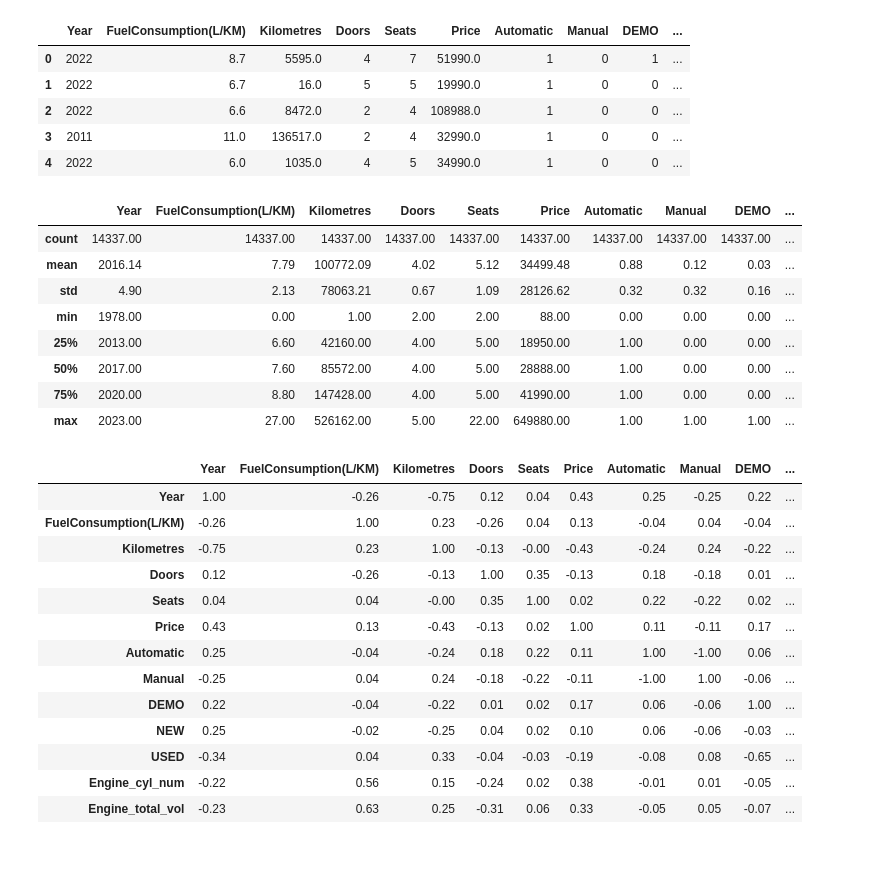
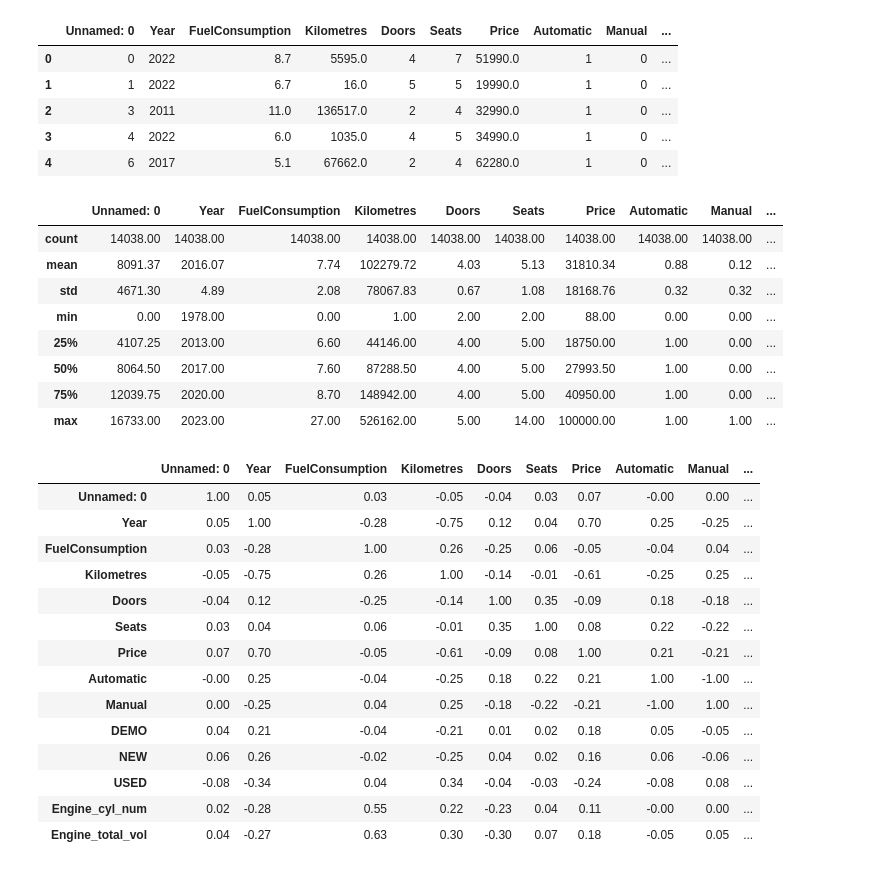
Before and after one commit to AraujoTT/RegLinear_Price_car, a Jupyter notebook: analisys.ipynb, the cells around one changed output. Cells and saved outputs as stored; diff of their text form; code cells hidden in the pictures.

```diff
--- a/analisys.ipynb
+++ b/analisys.ipynb
@@ -4,44 +4,46 @@ import matplotlib.pyplot as plt
 import numpy as np
 import seaborn as sns
 # %%
-df = pd.read_csv('data/clean_data.csv')
+df = pd.read_csv('data/clean_capping_data.csv')
 df.head()
 # %% [output]
-|  | Year | FuelConsumption(L/KM) | Kilometres | Doors | Seats | Price | Automatic | Manual | DEMO | ... |
-| 0 | 2022 | 8.7 | 5595.0 | 4 | 7 | 51990.0 | 1 | 0 | 1 | ... |
-| 1 | 2022 | 6.7 | 16.0 | 5 | 5 | 19990.0 | 1 | 0 | 0 | ... |
-| 2 | 2022 | 6.6 | 8472.0 | 2 | 4 | 108988.0 | 1 | 0 | 0 | ... |
-| 3 | 2011 | 11.0 | 136517.0 | 2 | 4 | 32990.0 | 1 | 0 | 0 | ... |
-| 4 | 2022 | 6.0 | 1035.0 | 4 | 5 | 34990.0 | 1 | 0 | 0 | ... |
+|  | Unnamed: 0 | Year | FuelConsumption | Kilometres | Doors | Seats | Price | Automatic | Manual | ... |
+| 0 | 0 | 2022 | 8.7 | 5595.0 | 4 | 7 | 51990.0 | 1 | 0 | ... |
+| 1 | 1 | 2022 | 6.7 | 16.0 | 5 | 5 | 19990.0 | 1 | 0 | ... |
+| 2 | 3 | 2011 | 11.0 | 136517.0 | 2 | 4 | 32990.0 | 1 | 0 | ... |
+| 3 | 4 | 2022 | 6.0 | 1035.0 | 4 | 5 | 34990.0 | 1 | 0 | ... |
+| 4 | 6 | 2017 | 5.1 | 67662.0 | 2 | 4 | 62280.0 | 1 | 0 | ... |
 # %%
 df.describe().round(2)
 # %% [output]
-|  | Year | FuelConsumption(L/KM) | Kilometres | Doors | Seats | Price | Automatic | Manual | DEMO | ... |
-| count | 14337.00 | 14337.00 | 14337.00 | 14337.00 | 14337.00 | 14337.00 | 14337.00 | 14337.00 | 14337.00 | ... |
-| mean | 2016.14 | 7.79 | 100772.09 | 4.02 | 5.12 | 34499.48 | 0.88 | 0.12 | 0.03 | ... |
-| std | 4.90 | 2.13 | 78063.21 | 0.67 | 1.09 | 28126.62 | 0.32 | 0.32 | 0.16 | ... |
-| min | 1978.00 | 0.00 | 1.00 | 2.00 | 2.00 | 88.00 | 0.00 | 0.00 | 0.00 | ... |
-| 25% | 2013.00 | 6.60 | 42160.00 | 4.00 | 5.00 | 18950.00 | 1.00 | 0.00 | 0.00 | ... |
-| 50% | 2017.00 | 7.60 | 85572.00 | 4.00 | 5.00 | 28888.00 | 1.00 | 0.00 | 0.00 | ... |
-| 75% | 2020.00 | 8.80 | 147428.00 | 4.00 | 5.00 | 41990.00 | 1.00 | 0.00 | 0.00 | ... |
-| max | 2023.00 | 27.00 | 526162.00 | 5.00 | 22.00 | 649880.00 | 1.00 | 1.00 | 1.00 | ... |
+|  | Unnamed: 0 | Year | FuelConsumption | Kilometres | Doors | Seats | Price | Automatic | Manual | ... |
+| count | 14038.00 | 14038.00 | 14038.00 | 14038.00 | 14038.00 | 14038.00 | 14038.00 | 14038.00 | 14038.00 | ... |
+| mean | 8091.37 | 2016.07 | 7.74 | 102279.72 | 4.03 | 5.13 | 31810.34 | 0.88 | 0.12 | ... |
+| std | 4671.30 | 4.89 | 2.08 | 78067.83 | 0.67 | 1.08 | 18168.76 | 0.32 | 0.32 | ... |
+| min | 0.00 | 1978.00 | 0.00 | 1.00 | 2.00 | 2.00 | 88.00 | 0.00 | 0.00 | ... |
+| 25% | 4107.25 | 2013.00 | 6.60 | 44146.00 | 4.00 | 5.00 | 18750.00 | 1.00 | 0.00 | ... |
+| 50% | 8064.50 | 2017.00 | 7.60 | 87288.50 | 4.00 | 5.00 | 27993.50 | 1.00 | 0.00 | ... |
+| 75% | 12039.75 | 2020.00 | 8.70 | 148942.00 | 4.00 | 5.00 | 40950.00 | 1.00 | 0.00 | ... |
+| max | 16733.00 | 2023.00 | 27.00 | 526162.00 | 5.00 | 14.00 | 100000.00 | 1.00 | 1.00 | ... |
 # %%
+df['Price'] = np.log(df['Price'])
 df.corr().round(2)
 # %% [output]
-|  | Year | FuelConsumption(L/KM) | Kilometres | Doors | Seats | Price | Automatic | Manual | DEMO | ... |
-| Year | 1.00 | -0.26 | -0.75 | 0.12 | 0.04 | 0.43 | 0.25 | -0.25 | 0.22 | ... |
-| FuelConsumption(L/KM) | -0.26 | 1.00 | 0.23 | -0.26 | 0.04 | 0.13 | -0.04 | 0.04 | -0.04 | ... |
-| Kilometres | -0.75 | 0.23 | 1.00 | -0.13 | -0.00 | -0.43 | -0.24 | 0.24 | -0.22 | ... |
-| Doors | 0.12 | -0.26 | -0.13 | 1.00 | 0.35 | -0.13 | 0.18 | -0.18 | 0.01 | ... |
-| Seats | 0.04 | 0.04 | -0.00 | 0.35 | 1.00 | 0.02 | 0.22 | -0.22 | 0.02 | ... |
-| Price | 0.43 | 0.13 | -0.43 | -0.13 | 0.02 | 1.00 | 0.11 | -0.11 | 0.17 | ... |
-| Automatic | 0.25 | -0.04 | -0.24 | 0.18 | 0.22 | 0.11 | 1.00 | -1.00 | 0.06 | ... |
-| Manual | -0.25 | 0.04 | 0.24 | -0.18 | -0.22 | -0.11 | -1.00 | 1.00 | -0.06 | ... |
-| DEMO | 0.22 | -0.04 | -0.22 | 0.01 | 0.02 | 0.17 | 0.06 | -0.06 | 1.00 | ... |
-| NEW | 0.25 | -0.02 | -0.25 | 0.04 | 0.02 | 0.10 | 0.06 | -0.06 | -0.03 | ... |
-| USED | -0.34 | 0.04 | 0.33 | -0.04 | -0.03 | -0.19 | -0.08 | 0.08 | -0.65 | ... |
-| Engine_cyl_num | -0.22 | 0.56 | 0.15 | -0.24 | 0.02 | 0.38 | -0.01 | 0.01 | -0.05 | ... |
-| Engine_total_vol | -0.23 | 0.63 | 0.25 | -0.31 | 0.06 | 0.33 | -0.05 | 0.05 | -0.07 | ... |
+|  | Unnamed: 0 | Year | FuelConsumption | Kilometres | Doors | Seats | Price | Automatic | Manual | ... |
+| Unnamed: 0 | 1.00 | 0.05 | 0.03 | -0.05 | -0.04 | 0.03 | 0.07 | -0.00 | 0.00 | ... |
+| Year | 0.05 | 1.00 | -0.28 | -0.75 | 0.12 | 0.04 | 0.70 | 0.25 | -0.25 | ... |
+| FuelConsumption | 0.03 | -0.28 | 1.00 | 0.26 | -0.25 | 0.06 | -0.05 | -0.04 | 0.04 | ... |
+| Kilometres | -0.05 | -0.75 | 0.26 | 1.00 | -0.14 | -0.01 | -0.61 | -0.25 | 0.25 | ... |
+| Doors | -0.04 | 0.12 | -0.25 | -0.14 | 1.00 | 0.35 | -0.09 | 0.18 | -0.18 | ... |
+| Seats | 0.03 | 0.04 | 0.06 | -0.01 | 0.35 | 1.00 | 0.08 | 0.22 | -0.22 | ... |
+| Price | 0.07 | 0.70 | -0.05 | -0.61 | -0.09 | 0.08 | 1.00 | 0.21 | -0.21 | ... |
+| Automatic | -0.00 | 0.25 | -0.04 | -0.25 | 0.18 | 0.22 | 0.21 | 1.00 | -1.00 | ... |
+| Manual | 0.00 | -0.25 | 0.04 | 0.25 | -0.18 | -0.22 | -0.21 | -1.00 | 1.00 | ... |
+| DEMO | 0.04 | 0.21 | -0.04 | -0.21 | 0.01 | 0.02 | 0.18 | 0.05 | -0.05 | ... |
+| NEW | 0.06 | 0.26 | -0.02 | -0.25 | 0.04 | 0.02 | 0.16 | 0.06 | -0.06 | ... |
+| USED | -0.08 | -0.34 | 0.04 | 0.34 | -0.04 | -0.03 | -0.24 | -0.08 | 0.08 | ... |
+| Engine_cyl_num | 0.02 | -0.28 | 0.55 | 0.22 | -0.23 | 0.04 | 0.11 | -0.00 | 0.00 | ... |
+| Engine_total_vol | 0.04 | -0.27 | 0.63 | 0.30 | -0.30 | 0.07 | 0.18 | -0.05 | 0.05 | ... |
 # %%
 ax = sns.boxplot(data=df['Price'], orient='v', width=0.3)
 ax.figure.set_size_inches(12, 6)
```
Also changed, not shown: parts of 9 cells of this notebook, 5 other files.
